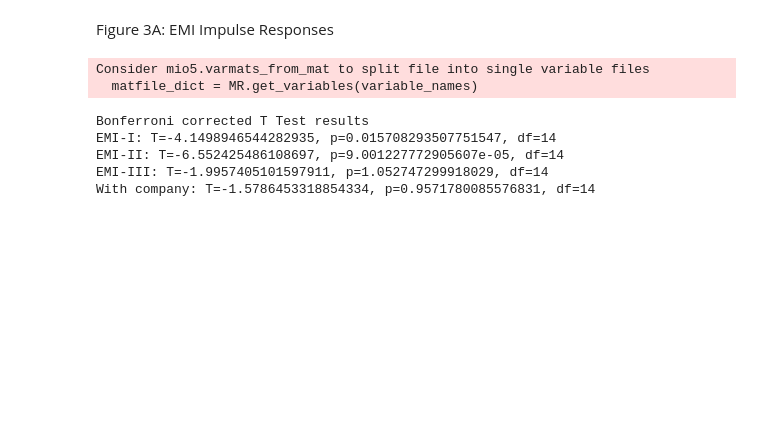
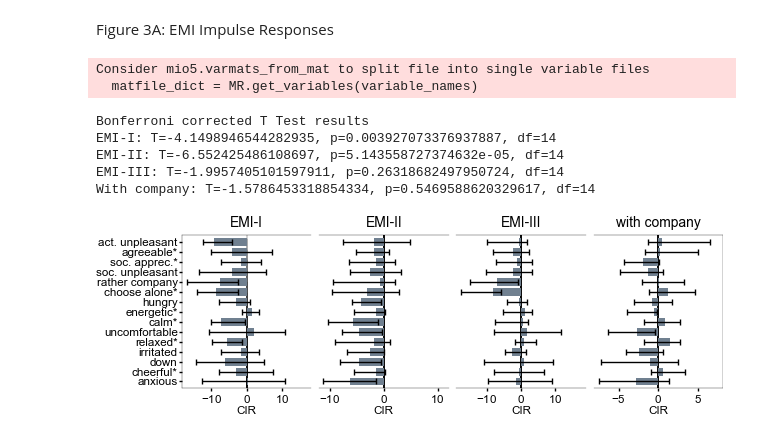
Before and after one commit to antonH22/control_theory_for_emi, a Jupyter notebook: paper_figure3.ipynb, the cells around one changed output. Drawn from its saved outputs; the diff is of its cells as text; code cells hidden in the pictures; blank space fills up the shorter version.

```diff
--- a/paper_figure3.ipynb
+++ b/paper_figure3.ipynb
@@ -9,7 +9,7 @@ from ctrl import utils
 import numpy as np
 import custom_rcparams_paper as crc
 
-data = utils.load_data(3)
+data = utils.load_data()
 # data = [data[i] for i in range(len(data)) if (i!=1 and i!=4)]
 features = data[0]['Xlabs']
 intervs = data[0]['Ilabs']
@@ -25,50 +25,47 @@ for j in range(len(data)):
     mc[j] = LQR.modal_ctrb(A)
     for i in range(len(intervs)):
         emi_IR[j,i] = LQR.impulse_response(A, B[:,i], 100)
-        # emi_IR[j,i] /= np.max(emi_IR[j,i])
-        # emi_IR[j,i] = np.nan_to_num(emi_IR[j,i], nan=0)
 
 with mpl.rc_context({'ytick.labelsize':'small', 'figure.constrained_layout.wspace':0.05}):
     fig, axes = plt.subplots(1,len(intervs), figsize=(6.27,2), sharey=True)
     xlims = [(-5,5), (-5,5), (-10,10), (-5,5)]
     for i, ax in enumerate(axes):
         for j in range(len(features)):
             ax.barh(j, np.median(emi_IR[:,i,j], axis=0),
                     xerr=np.expand_dims([np.median(emi_IR[:,i,j], axis=0) - np.percentile(emi_IR[:,i,j], 25, axis=0),
                                          np.percentile(emi_IR[:,i,j], 75, axis=0) - np.median(emi_IR[:,i,j], axis=0)], 1),
                     color=crc.colors.features[j], ecolor=crc.colors.errorbars)
             ax.plot([0,0], ax.get_ylim(), color='black', zorder=-5, linewidth=0.25)
-        ax.set_xlabel('IR')
-        # ax.set_xlabel('norm. IR')
+        ax.set_xlabel('CIR')
         xlim = np.max(np.abs(ax.get_xlim()))
         ax.set_xlim((-xlim, xlim))
         ax.set_yticks(np.arange(len(features)))
         ax.set_yticklabels(features)
         ax.set_ylim((-0.7, len(features)-0.3))
         ax.set_title(intervs[i])
         if i>0:
             ax.spines[['left']].set_visible(False)
             ax.tick_params('y',left=False)
         if i<len(intervs)-1:
             ax.spines[['right']].set_visible(False)
 
-    plt.savefig('figures/paper/figure3A.png')
-    plt.savefig('figures/paper/figure3A.svg')
+    plt.savefig('figures/figure3A.png')
 
 print('Bonferroni corrected T Test results')
 ttest = stats.ttest_1samp(np.median(emi_IR[:,0], axis=0), 0)
-print(f'EMI-I: T={ttest.statistic}, p={ttest.pvalue*16}, df={ttest.df}')
+print(f'EMI-I: T={ttest.statistic}, p={ttest.pvalue*4}, df={ttest.df}')
 ttest = stats.ttest_1samp(np.median(emi_IR[:,1], axis=0), 0)
-print(f'EMI-II: T={ttest.statistic}, p={ttest.pvalue*7}, df={ttest.df}')
+print(f'EMI-II: T={ttest.statistic}, p={ttest.pvalue*4}, df={ttest.df}')
 ttest = stats.ttest_1samp(np.median(emi_IR[:,2], axis=0), 0)
-print(f'EMI-III: T={ttest.statistic}, p={ttest.pvalue*16}, df={ttest.df}')
+print(f'EMI-III: T={ttest.statistic}, p={ttest.pvalue*4}, df={ttest.df}')
 ttest = stats.ttest_1samp(np.median(emi_IR[:,3], axis=0), 0)
-print(f'With company: T={ttest.statistic}, p={ttest.pvalue*7}, df={ttest.df}')
+print(f'With company: T={ttest.statistic}, p={ttest.pvalue*4}, df={ttest.df}')
 # %% [output]
 Consider mio5.varmats_from_mat to split file into single variable files
   matfile_dict = MR.get_variables(variable_names)
 Bonferroni corrected T Test results
-EMI-I: T=-4.1498946544282935, p=0.015708293507751547, df=14
-EMI-II: T=-6.552425486108697, p=9.001227772905607e-05, df=14
-EMI-III: T=-1.9957405101597911, p=1.052747299918029, df=14
-With company: T=-1.5786453318854334, p=0.9571780085576831, df=14
+EMI-I: T=-4.1498946544282935, p=0.003927073376937887, df=14
+EMI-II: T=-6.552425486108697, p=5.143558727374632e-05, df=14
+EMI-III: T=-1.9957405101597911, p=0.26318682497950724, df=14
+With company: T=-1.5786453318854334, p=0.5469588620329617, df=14
+[figure, added]
```
Also changed, not shown: parts of 3 cells of this notebook, 3 other files.
